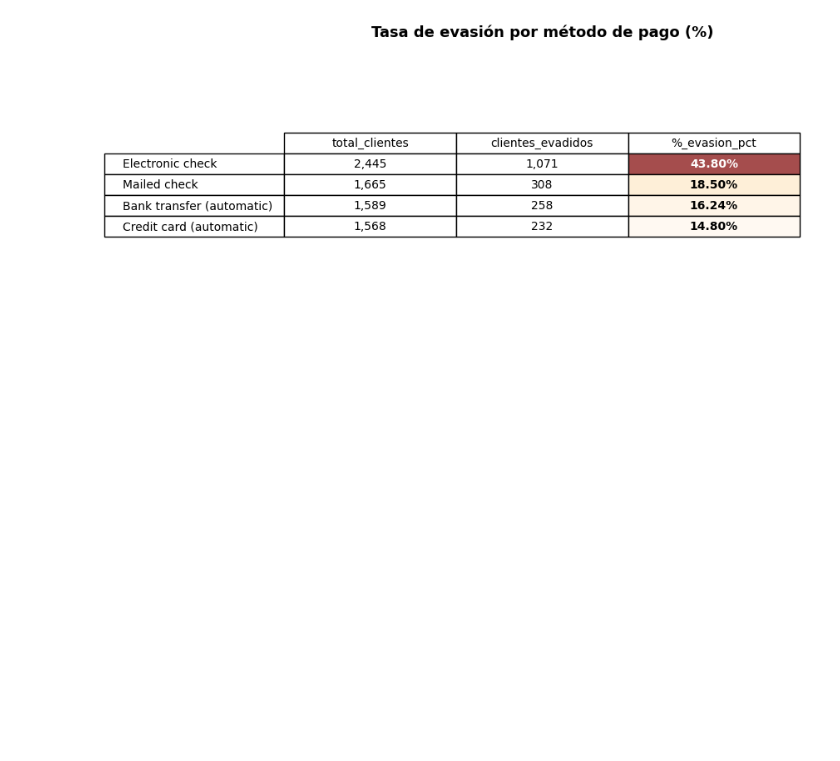
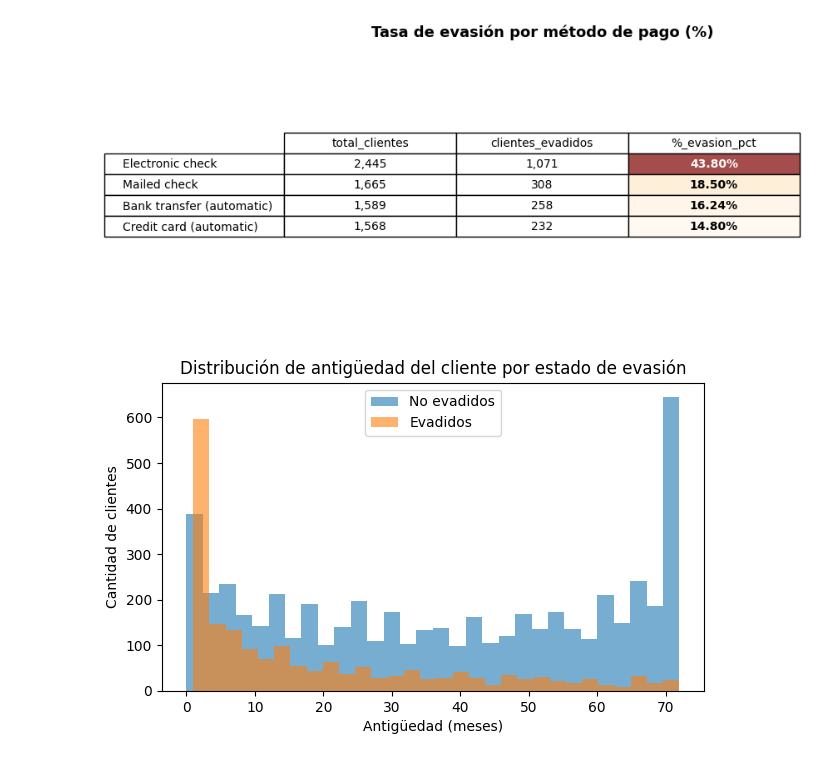
Before and after one commit to dvalderaa/Challenge_TelecomX, a Jupyter notebook: TelecomX.ipynb, the cells around one changed output. Drawn from its saved outputs; the diff is of its cells as text; code cells hidden in the pictures; blank space fills up the shorter version.

```diff
--- a/TelecomX.ipynb
+++ b/TelecomX.ipynb
@@ -565,3 +565,30 @@ tabla_visual_color(tabla_pago, 'Tasa de evasión por método de pago (%)')
 [figure]
 [figure]
 [figure]
+# %%
+# Conteo de evasión por variables numéricas:
+
+    # Antigüedad del cliente vs evasión
+
+plt.figure(figsize=(7,4))
+plt.hist(
+    df_total[df_total['abandono_cliente'] == 0]['antiguedad_meses'],
+    bins=30,
+    alpha=0.6,
+    label='No evadidos'
+)
+
+plt.hist(
+    df_total[df_total['abandono_cliente'] == 1]['antiguedad_meses'],
+    bins=30,
+    alpha=0.6,
+    label='Evadidos'
+)
+
+plt.title('Distribución de antigüedad del cliente por estado de evasión')
+plt.xlabel('Antigüedad (meses)')
+plt.ylabel('Cantidad de clientes')
+plt.legend()
+plt.show()
+# %% [output]
+[figure, added]
```
Also changed, not shown: parts of 21 cells of this notebook.
